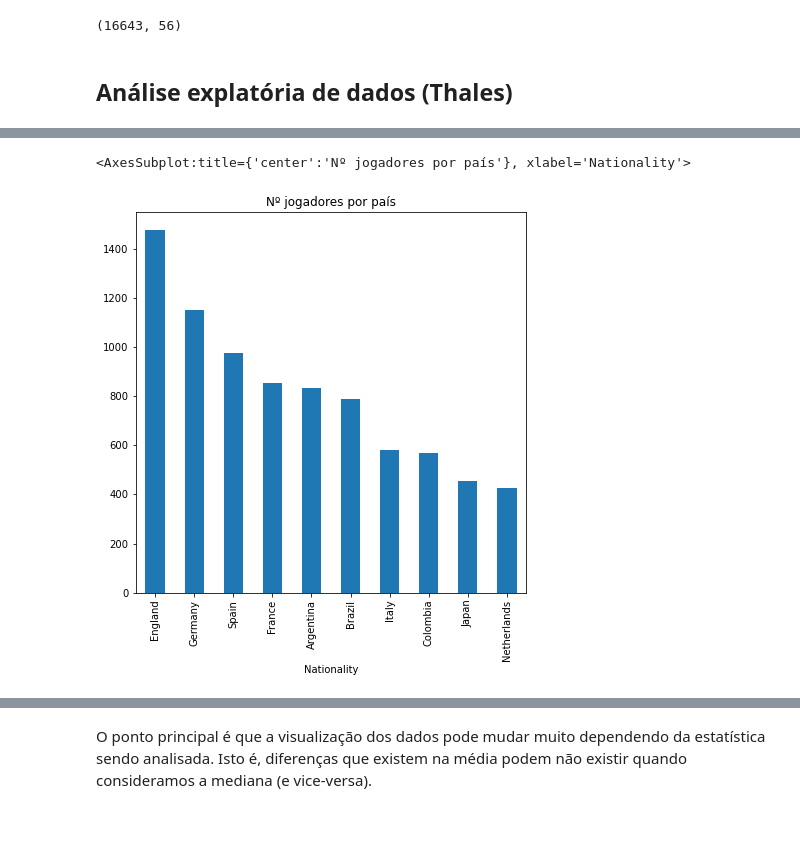
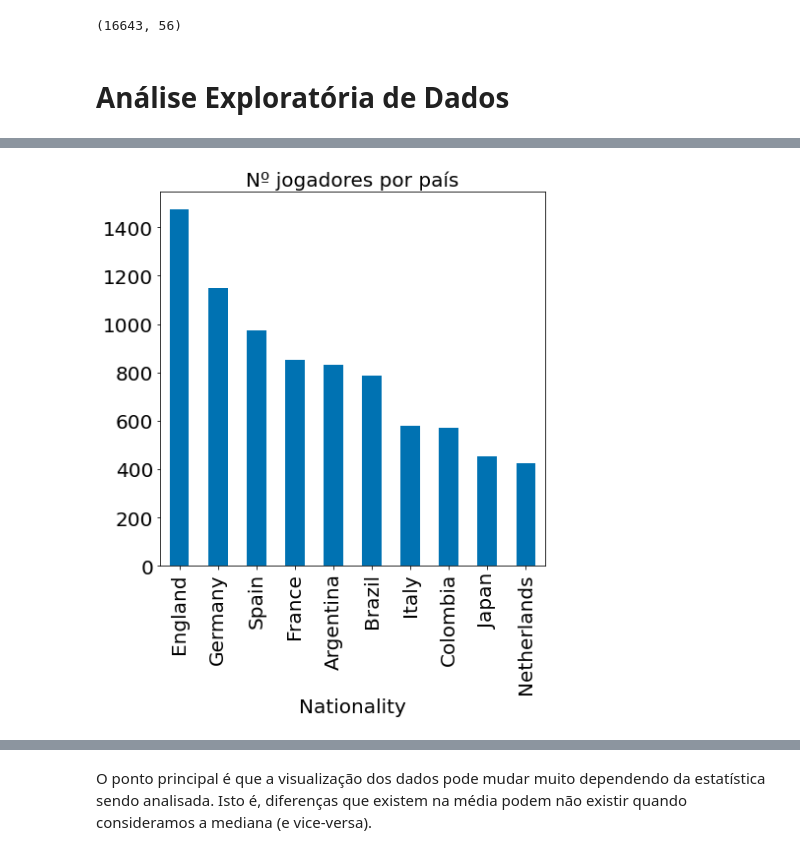
Before and after one commit to leandrodinizsilva/tp-icd, a Jupyter notebook: trabalhoICDFinal.ipynb, the cells around one changed output, grey strips where cells are left out. Drawn from its saved outputs; the diff is of its cells as text; code cells hidden in the pictures; blank space fills up the shorter version.

Commit message:
Correcoes legenda graficos

```diff
--- a/trabalhoICDFinal.ipynb
+++ b/trabalhoICDFinal.ipynb
@@ -22,6 +22,18 @@ data.head()
 | 3 | 3 | 193080 | De Gea | 27 | https://cdn.sofifa.org/players/4/... | Spain | https://cdn.sofifa.org/flags/45.png | 91 | 93 | Manchester United | ... |
 | 4 | 4 | 192985 | K. De Bruyne | 27 | https://cdn.sofifa.org/players/4/... | Belgium | https://cdn.sofifa.org/flags/7.png | 91 | 92 | Manchester City | ... |
 5 rows × 89 columns
+# %%
+plt.rcParams['figure.figsize']  = (18, 10)
+plt.rcParams['axes.labelsize']  = 20
+plt.rcParams['axes.titlesize']  = 20
+plt.rcParams['legend.fontsize'] = 20
+plt.rcParams['xtick.labelsize'] = 20
+plt.rcParams['ytick.labelsize'] = 20
+plt.rcParams['lines.linewidth'] = 4
+plt.ion()
+
+plt.style.use('seaborn-colorblind')
+plt.rcParams['figure.figsize']  = (12, 8)
 # %% [markdown]
 ## Processamento de dados
 # %%
@@ -75,7 +87,7 @@ data.shape
 # %% [output]
 (16643, 56)
 # %% [markdown]
-## Análise explatória de dados (Thales)
+# Análise Exploratória de Dados
 # %%
 #A "cara" do dataset:
 display(data.head())
@@ -89,14 +101,13 @@ display(data.head())
 # %%
 attribute = data.groupby(['Nationality'], as_index = False).count()
 #attribute = attribute[['Nationality', 'Name']]
 attribute = pd.DataFrame(attribute[['Nationality', 'Name']]).sort_values(by = 'Name', ascending = False)
 attribute = attribute[:10]
 
 #attribute['Name'].plot.bar(x = 'Nationality', xlabel = 'País', title = 'Salário médio por nacionalidade', ylabel = 'Valor (milhares de euros)', legend=False, figsize = (7,7))
-attribute.plot.bar(x = 'Nationality', title = 'Nº jogadores por país', figsize = (7,7), legend = False)
+_ = attribute.plot.bar(x = 'Nationality', title = 'Nº jogadores por país', figsize = (7,7), legend = False)
 # %% [output]
-<AxesSubplot:title={'center':'Nº jogadores por país'}, xlabel='Nationality'>
-[figure, old version]
+[figure, new version]
 # %%
 attribute = data.groupby(['Nationality'], as_index = False).mean()
 attribute = pd.DataFrame(attribute[['Nationality', 'Wage']]).sort_values(by = 'Wage', ascending = False)
```
Also changed, not shown: parts of 36 cells of this notebook.
